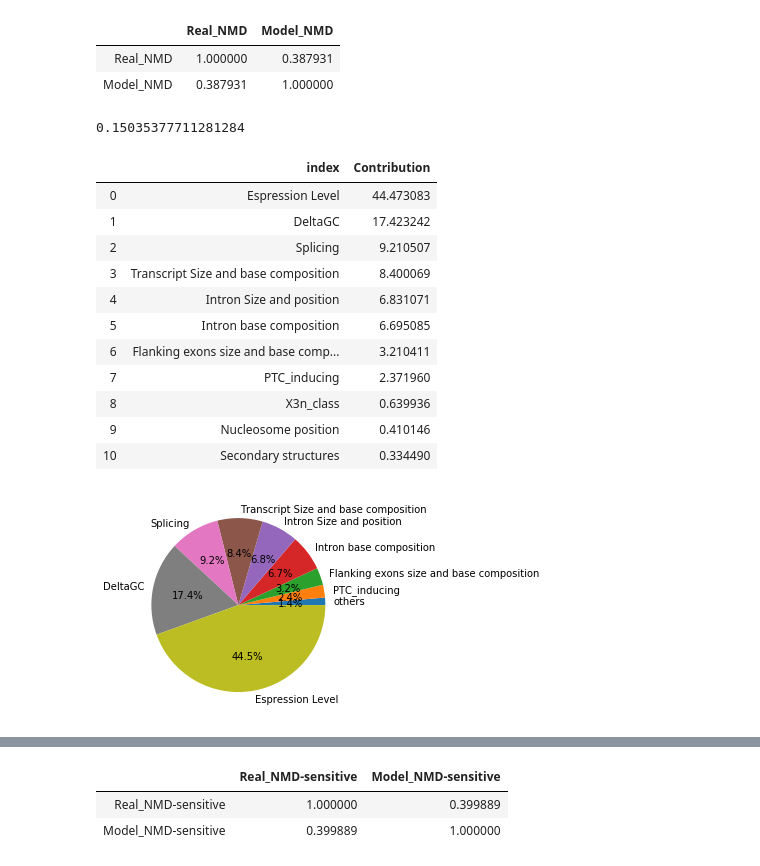
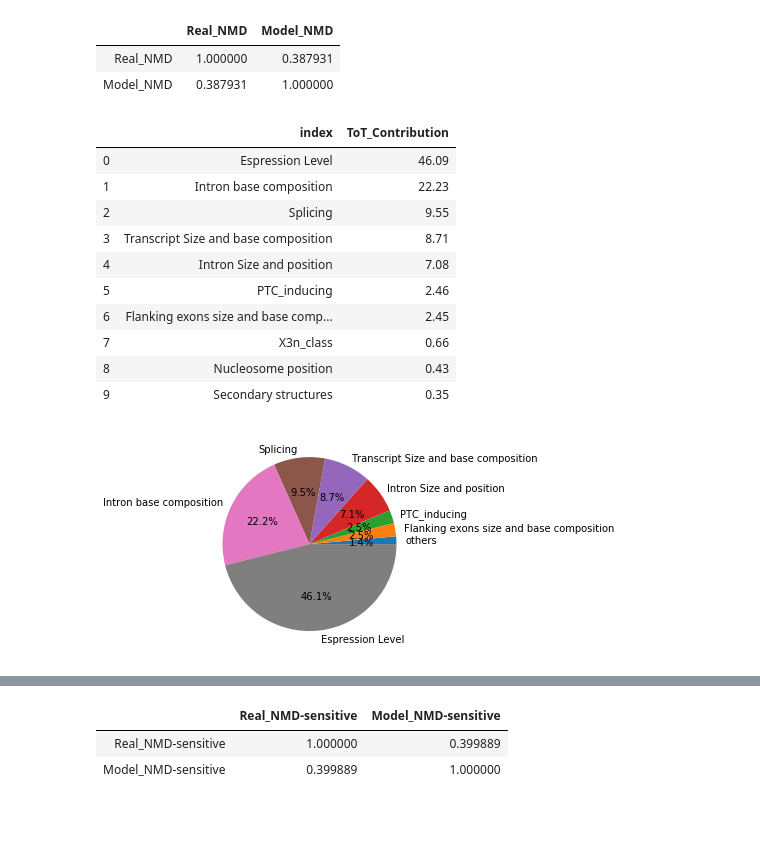
Before and after one commit to CL-CHEN-Lab/Nucleosome, a Jupyter notebook: Gnan et al 2021/4 - Model.ipynb, the cells around one changed output, grey strips where cells are left out. Saved outputs shown, nothing was run; the diff lists cells and outputs as text; code cells hidden in the pictures; blank space fills up the shorter version.

```diff
--- a/Gnan et al 2021/4 - Model.ipynb
+++ b/Gnan et al 2021/4 - Model.ipynb
@@ -274,10 +272,6 @@ pd.DataFrame({
 |  | Real_NMD | Model_NMD |
 | Real_NMD | 1.000000 | 0.387931 |
 | Model_NMD | 0.387931 | 1.000000 |
-# %%
-Mult_lin_NMD['Model'].score(Mult_lin_NMD['X_test'],Mult_lin_NMD['y_test'])
-# %% [output]
-0.15035377711281284
 # %%
 sub=data[['index','Contribution']]
 
@@ -314,29 +308,31 @@ Change={
 }
 sub=sub.assign(index=sub['index'].apply(lambda x: Change[x] if x in Change.keys() else x))
 sub=sub.groupby('index').agg({'Contribution':'sum'}).sort_values(['Contribution'],ascending=False).reset_index()
+sub=sub.rename(columns={'Contribution':'ToT_Contribution'})
+sub.ToT_Contribution=np.round(sub.ToT_Contribution,2)
+
 sub
 # %% [output]
-|  | index | Contribution |
-| 0 | Espression Level | 44.473083 |
-| 1 | DeltaGC | 17.423242 |
-| 2 | Splicing | 9.210507 |
-| 3 | Transcript Size and base composition | 8.400069 |
-| 4 | Intron Size and position | 6.831071 |
-| 5 | Intron base composition | 6.695085 |
-| 6 | Flanking exons size and base comp... | 3.210411 |
-| 7 | PTC_inducing | 2.371960 |
-| 8 | X3n_class | 0.639936 |
-| 9 | Nucleosome position | 0.410146 |
-| 10 | Secondary structures | 0.334490 |
+|  | index | ToT_Contribution |
+| 0 | Espression Level | 46.09 |
+| 1 | Intron base composition | 22.23 |
+| 2 | Splicing | 9.55 |
+| 3 | Transcript Size and base composition | 8.71 |
+| 4 | Intron Size and position | 7.08 |
+| 5 | PTC_inducing | 2.46 |
+| 6 | Flanking exons size and base comp... | 2.45 |
+| 7 | X3n_class | 0.66 |
+| 8 | Nucleosome position | 0.43 |
+| 9 | Secondary structures | 0.35 |
 # %%
-sub=sub.query('Contribution > 1 ').reset_index()
-sub=sub.append({'index':'others','Contribution':100-sub.Contribution.values.sum()},ignore_index=True)
-sub.set_index(['index']).sort_values(['Contribution']).Contribution.plot(kind='pie', autopct='%1.1f%%',
+sub_sub=sub.query('ToT_Contribution > 1 ').reset_index()
+sub_sub=sub_sub.append({'index':'others','ToT_Contribution':100-sub_sub.ToT_Contribution.values.sum()},ignore_index=True)
+sub_sub.set_index(['index']).sort_values(['ToT_Contribution']).ToT_Contribution.plot(kind='pie', autopct='%1.1f%%',
          startangle=0, label='')
 
 plt.savefig('Model_contribution_pie.pdf',  format='pdf')
 # %% [output]
-[figure, old version]
+[figure, new version]
 # %%
 data[['index','Contribution']].sort_values('Contribution').set_index(['index']).plot(kind='barh')
 plt.xscale('symlog')
```
Also changed, not shown: parts of 10 cells of this notebook, 1 other file.
